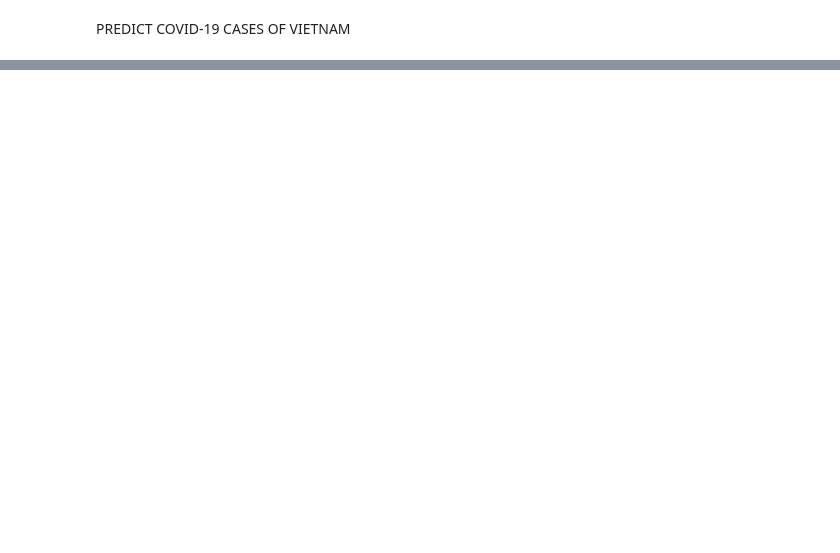
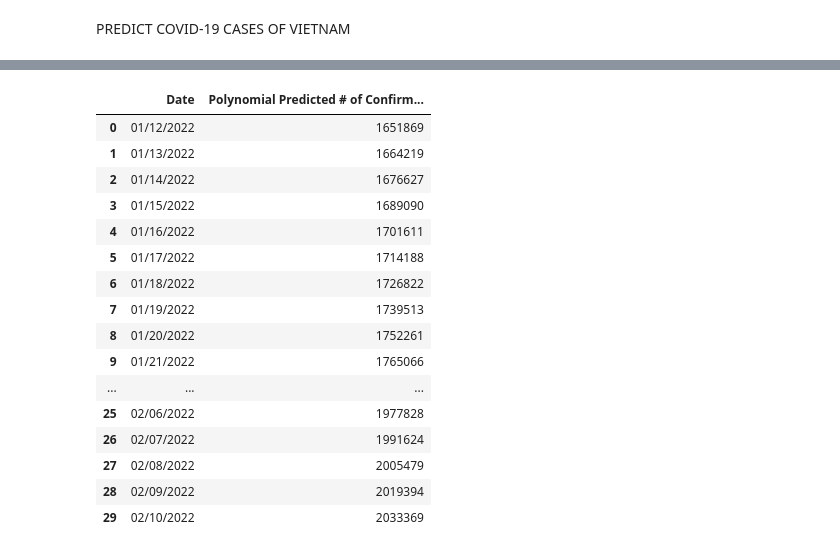
Before and after one commit to tanduy2407/Covid-19, a Jupyter notebook: chart_detail.ipynb, the cells around one changed output, grey strips where cells are left out. Drawn from its saved outputs; the diff is of its cells as text; code cells hidden in the pictures; blank space fills up the shorter version.

```diff
--- a/chart_detail.ipynb
+++ b/chart_detail.ipynb
@@ -1335,6 +1362,25 @@ plot_predictions(adjusted_dates, total_cases_vietnam, linear_pred, 'Polynomial R
 # %%
 # Future predictions using polynomial regression of Vietnam
 linear_pred = linear_pred.reshape(1,-1)[0]
 linear_df = pd.DataFrame({'Date': future_forcast_dates[-days_in_future:], 'Polynomial Predicted # of Confirmed Cases Vietnam': np.round(linear_pred[-days_in_future:])})
 linear_df['Polynomial Predicted # of Confirmed Cases Vietnam'] = linear_df['Polynomial Predicted # of Confirmed Cases Vietnam'].apply(lambda x: int(x))
 linear_df.style.background_gradient(cmap='summer_r')
+linear_df.to_csv(r'C:\Users\My PC\Desktop\test.csv', index=False)
+# %% [output]
+|  | Date | Polynomial Predicted # of Confirm... |
+| 0 | 01/12/2022 | 1651869 |
+| 1 | 01/13/2022 | 1664219 |
+| 2 | 01/14/2022 | 1676627 |
+| 3 | 01/15/2022 | 1689090 |
+| 4 | 01/16/2022 | 1701611 |
+| 5 | 01/17/2022 | 1714188 |
+| 6 | 01/18/2022 | 1726822 |
+| 7 | 01/19/2022 | 1739513 |
+| 8 | 01/20/2022 | 1752261 |
+| 9 | 01/21/2022 | 1765066 |
+| ... | ... | ... |
+| 25 | 02/06/2022 | 1977828 |
+| 26 | 02/07/2022 | 1991624 |
+| 27 | 02/08/2022 | 2005479 |
+| 28 | 02/09/2022 | 2019394 |
+| 29 | 02/10/2022 | 2033369 |
```
Also changed, not shown: parts of 13 cells of this notebook, 1 other file.
